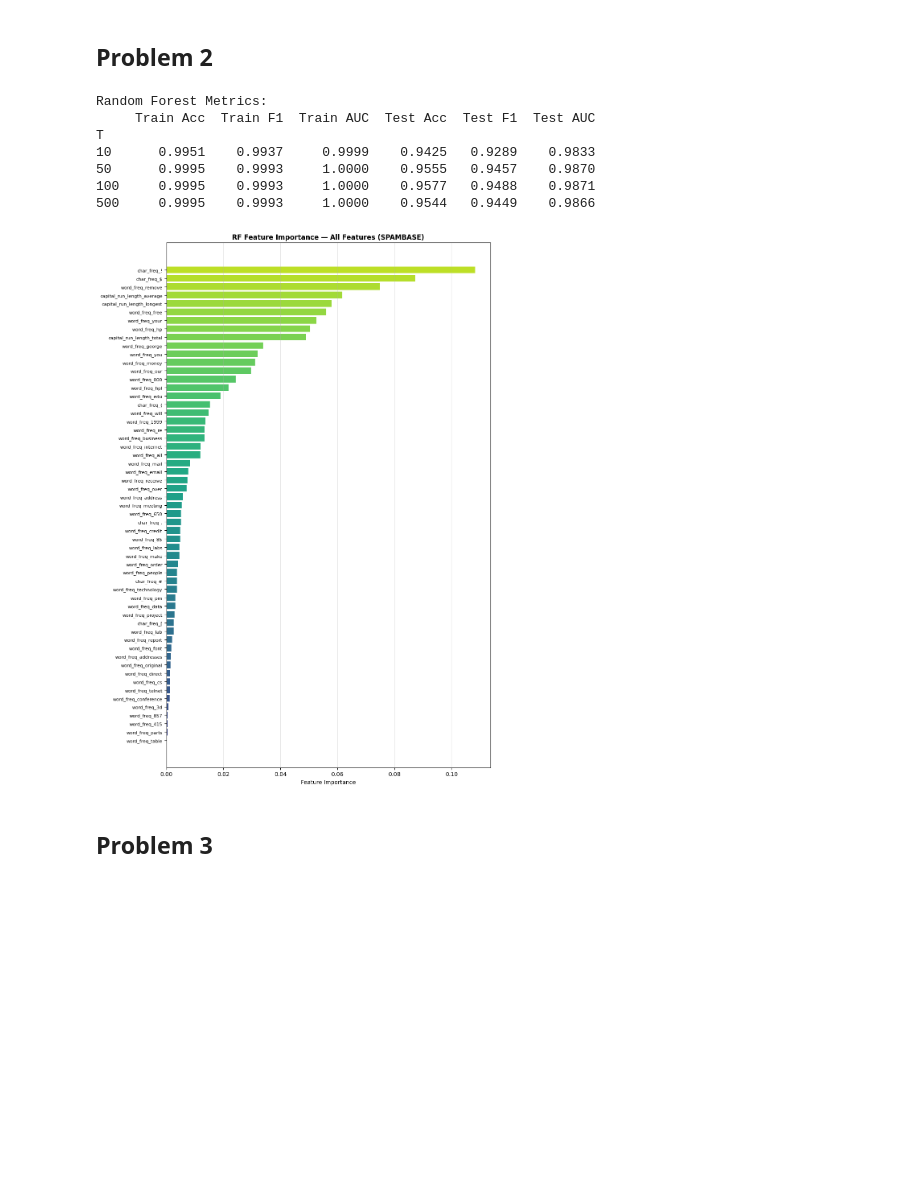
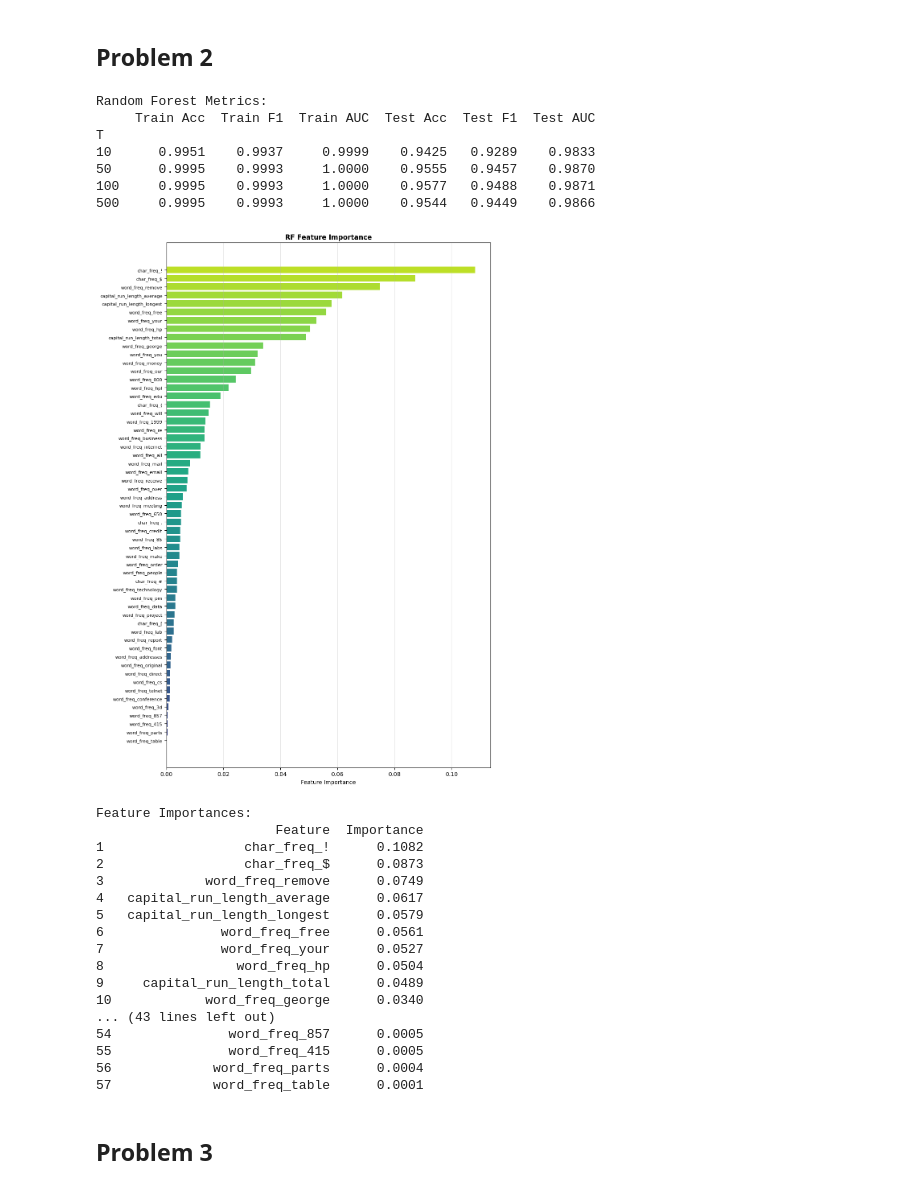
Before and after one commit to karangv/DS4400, a Jupyter notebook: HW4/DS4400_HW4.ipynb, the cells around one changed output. Saved outputs shown, nothing was run; the diff lists cells and outputs as text; code cells hidden in the pictures; blank space fills up the shorter version.

```diff
--- a/HW4/DS4400_HW4.ipynb
+++ b/HW4/DS4400_HW4.ipynb
@@ -170,30 +170,6 @@ Gini Criterion:
 # Train Random Forests with varying T
 n_trees_list = [10, 50, 100, 500]
 results = []
-
-for T in n_trees_list:
-    rf = RandomForestClassifier(n_estimators=T, criterion='entropy', random_state=42)
-    rf.fit(X_train, y_train)
-
-    y_train_pred = rf.predict(X_train)
-    y_test_pred = rf.predict(X_test)
-    y_train_proba = rf.predict_proba(X_train)[:, 1]
-    y_test_proba = rf.predict_proba(X_test)[:, 1]
-
-    results.append({
-        'T': T,
-        'Train Acc': accuracy_score(y_train, y_train_pred),
-        'Train F1': f1_score(y_train, y_train_pred),
-        'Train AUC': roc_auc_score(y_train, y_train_proba),
-        'Test Acc': accuracy_score(y_test, y_test_pred),
-        'Test F1': f1_score(y_test, y_test_pred),
-        'Test AUC': roc_auc_score(y_test, y_test_proba),
-    })
-
-results_df = pd.DataFrame(results).set_index('T')
-print("Random Forest Metrics:")
-print(results_df.round(4))
-
 
 feature_names = [
     'word_freq_make', 'word_freq_address', 'word_freq_all', 'word_freq_3d', 'word_freq_our',
@@ -217,7 +193,7 @@ X = df[feature_names]
 y = df['label']
 X_train, X_test, y_train, y_test = train_test_split(X, y, test_size=0.2, random_state=42)
 
-# Part 1: Train Random Forests with varying T
+# Train Random Forests with varying T
 n_trees_list = [10, 50, 100, 500]
 results = []
 
@@ -250,34 +226,51 @@ rf500.fit(X_train, y_train)
 importances = rf500.feature_importances_
 sorted_idx = np.argsort(importances)
 sorted_names = [X.columns[i] for i in sorted_idx]
 
 plt.figure(figsize=(10, 14))
 plt.barh(range(len(importances)), importances[sorted_idx],
          color=plt.cm.viridis(np.linspace(0.2, 0.9, len(importances))))
 plt.yticks(range(len(importances)), sorted_names, fontsize=8)
 plt.xlabel('Feature Importance')
 plt.title('RF Feature Importance', fontweight='bold')
 plt.grid(True, alpha=0.3, axis='x')
 plt.tight_layout()
 plt.show()
 
 # Print all feature importances
 importance_df = pd.DataFrame({
     'Feature': feature_names,
     'Importance': importances
 }).sort_values('Importance', ascending=False).reset_index(drop=True)
 importance_df.index += 1
 print("\nFeature Importances:")
 print(importance_df.round(4).to_string())
 # %% [output]
 Random Forest Metrics:
      Train Acc  Train F1  Train AUC  Test Acc  Test F1  Test AUC
 T
 10      0.9951    0.9937     0.9999    0.9425   0.9289    0.9833
 50      0.9995    0.9993     1.0000    0.9555   0.9457    0.9870
 100     0.9995    0.9993     1.0000    0.9577   0.9488    0.9871
 500     0.9995    0.9993     1.0000    0.9544   0.9449    0.9866
-[figure, old version]
+[figure, new version]
+Feature Importances:
+                       Feature  Importance
+1                  char_freq_!      0.1082
+2                  char_freq_$      0.0873
+3             word_freq_remove      0.0749
+4   capital_run_length_average      0.0617
+5   capital_run_length_longest      0.0579
+6               word_freq_free      0.0561
+7               word_freq_your      0.0527
+8                 word_freq_hp      0.0504
+9     capital_run_length_total      0.0489
+10            word_freq_george      0.0340
+... (43 lines left out)
+54               word_freq_857      0.0005
+55               word_freq_415      0.0005
+56             word_freq_parts      0.0004
+57             word_freq_table      0.0001
 # %% [markdown]
 ## Problem 3
 # %%
```
Also changed, not shown: parts of 1 cell of this notebook.
